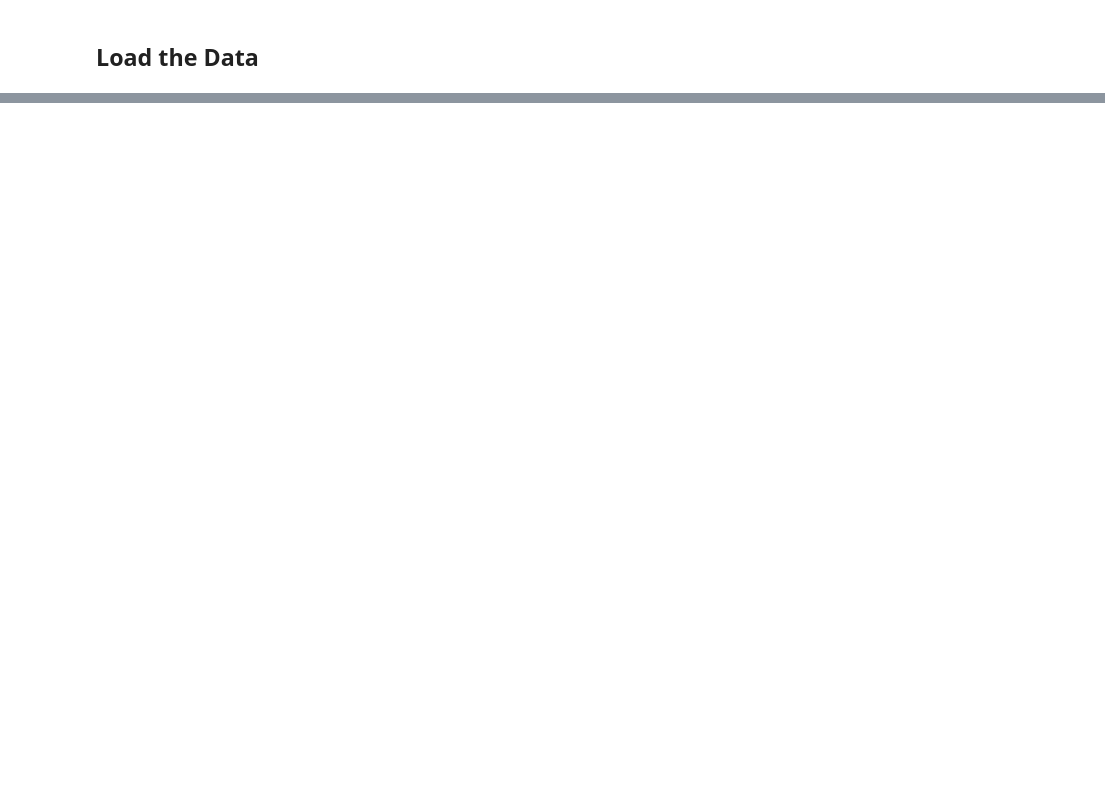
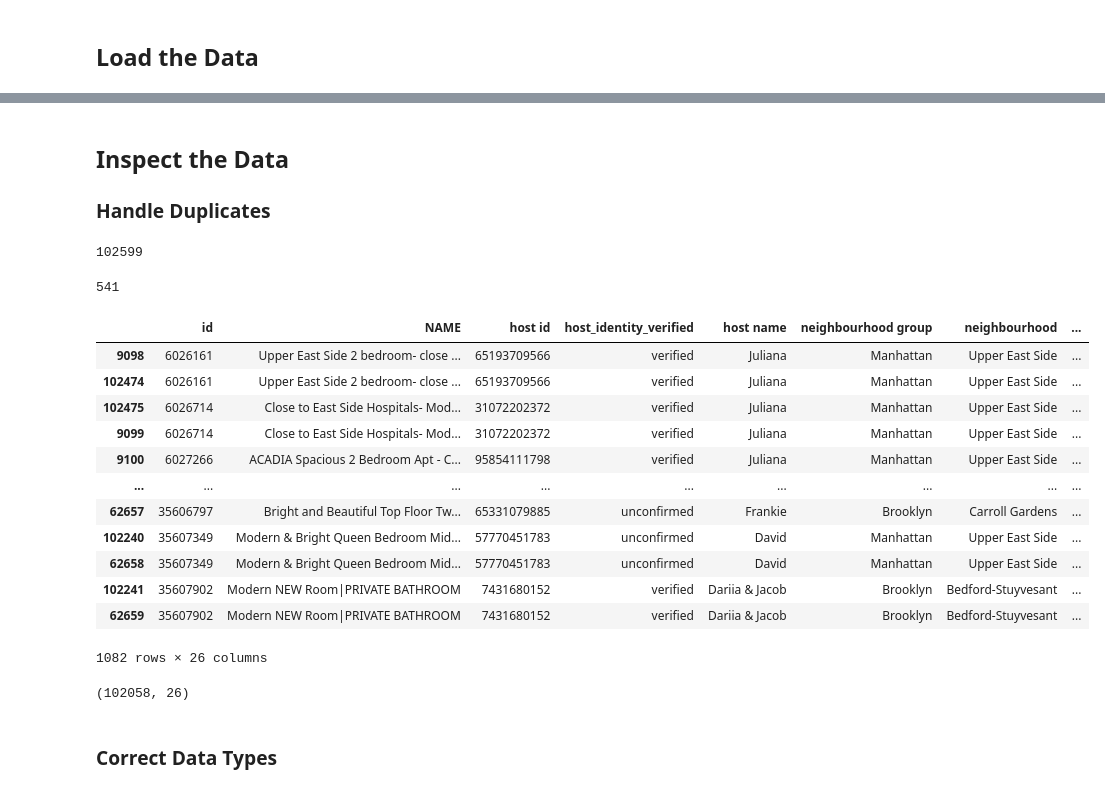
Before and after one commit to alexandraseg/airbnb-EDA, a Jupyter notebook: 2.cleaning/Data Cleaning.ipynb, the cells around one changed output, grey strips where cells are left out. Saved outputs shown, nothing was run; the diff lists cells and outputs as text; code cells hidden in the pictures; blank space fills up the shorter version.

Commit message:
Updating Data Cleaning notebook and adding clean dataset

```diff
--- a/2.cleaning/Data Cleaning.ipynb
+++ b/2.cleaning/Data Cleaning.ipynb
@@ -1,2 +1,11 @@
+# %%
+import numpy as np
+import pandas as pd
+import matplotlib.pyplot as plt
+import seaborn as sns
+pd.set_option('display.max_columns', None)
+
+sns.set_theme(context='notebook')
+plt.style.use('fivethirtyeight')
 # %% [markdown]
 ## Load the Data
@@ -163,0 +12,4 @@ lower_limit
+# %%
+df = pd.read_csv('data/Airbnb_Open_Data.csv', low_memory=False, parse_dates=['last review'])
+df.info()
+df.head()
@@ -163,0 +40,30 @@ lower_limit
+# %% [markdown]
+## Inspect the Data
+
+### Handle Duplicates
+# %%
+df['id'].count()
+# %% [output]
+102599
+# %%
+# checkout for duplicated records
+df['id'].duplicated().sum()
+# %% [output]
+541
+# %%
+# small inspection
+df[df['id'].duplicated(keep=False)].sort_values(by='id')
+# %% [output]
+|  | id | NAME | host id | host_identity_verified | host name | neighbourhood group | neighbourhood | ... |
+| 9098 | 6026161 | Upper East Side 2 bedroom- close ... | 65193709566 | verified | Juliana | Manhattan | Upper East Side | ... |
+| 102474 | 6026161 | Upper East Side 2 bedroom- close ... | 65193709566 | verified | Juliana | Manhattan | Upper East Side | ... |
+| 102475 | 6026714 | Close to East Side Hospitals- Mod... | 31072202372 | verified | Juliana | Manhattan | Upper East Side | ... |
+| 9099 | 6026714 | Close to East Side Hospitals- Mod... | 31072202372 | verified | Juliana | Manhattan | Upper East Side | ... |
+| 9100 | 6027266 | ACADIA Spacious 2 Bedroom Apt - C... | 95854111798 | verified | Juliana | Manhattan | Upper East Side | ... |
+| ... | ... | ... | ... | ... | ... | ... | ... | ... |
+| 62657 | 35606797 | Bright and Beautiful Top Floor Tw... | 65331079885 | unconfirmed | Frankie | Brooklyn | Carroll Gardens | ... |
+| 102240 | 35607349 | Modern & Bright Queen Bedroom Mid... | 57770451783 | unconfirmed | David | Manhattan | Upper East Side | ... |
+| 62658 | 35607349 | Modern & Bright Queen Bedroom Mid... | 57770451783 | unconfirmed | David | Manhattan | Upper East Side | ... |
+| 102241 | 35607902 | Modern NEW Room|PRIVATE BATHROOM | 7431680152 | verified | Dariia & Jacob | Brooklyn | Bedford-Stuyvesant | ... |
+| 62659 | 35607902 | Modern NEW Room|PRIVATE BATHROOM | 7431680152 | verified | Dariia & Jacob | Brooklyn | Bedford-Stuyvesant | ... |
+1082 rows × 26 columns
@@ -163,0 +73,7 @@ lower_limit
+# %%
+# our dataset
+df.shape
+# %% [output]
+(102058, 26)
+# %% [markdown]
+### Correct Data Types
```
Also changed, not shown: parts of 48 cells of this notebook, 1 other file.
